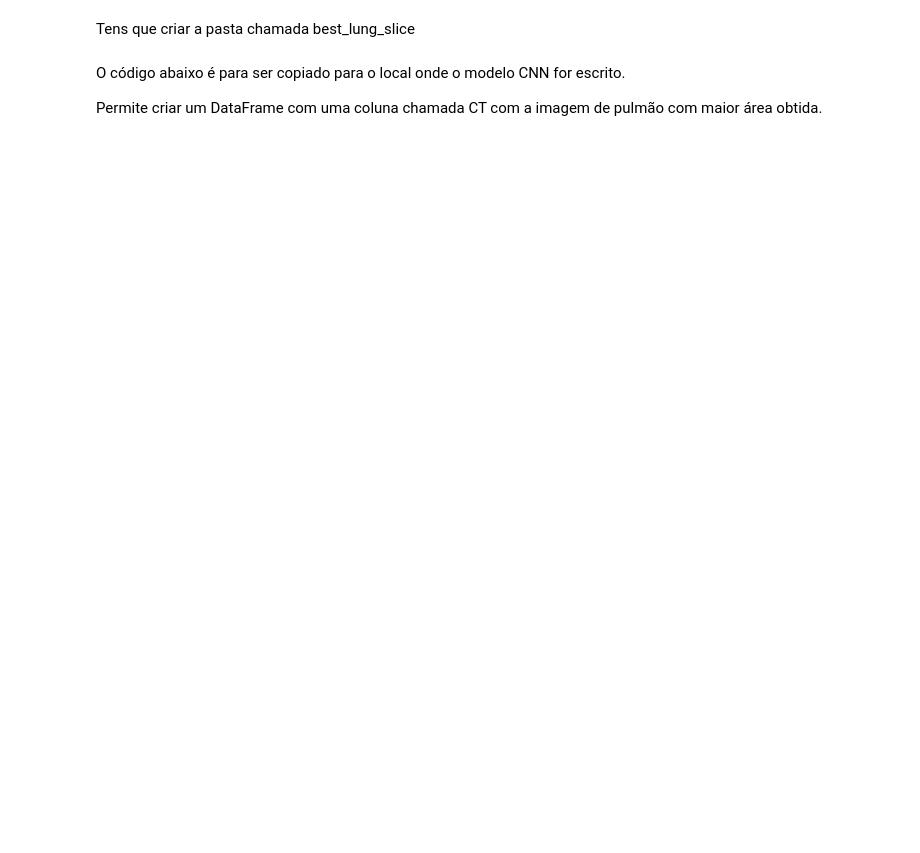
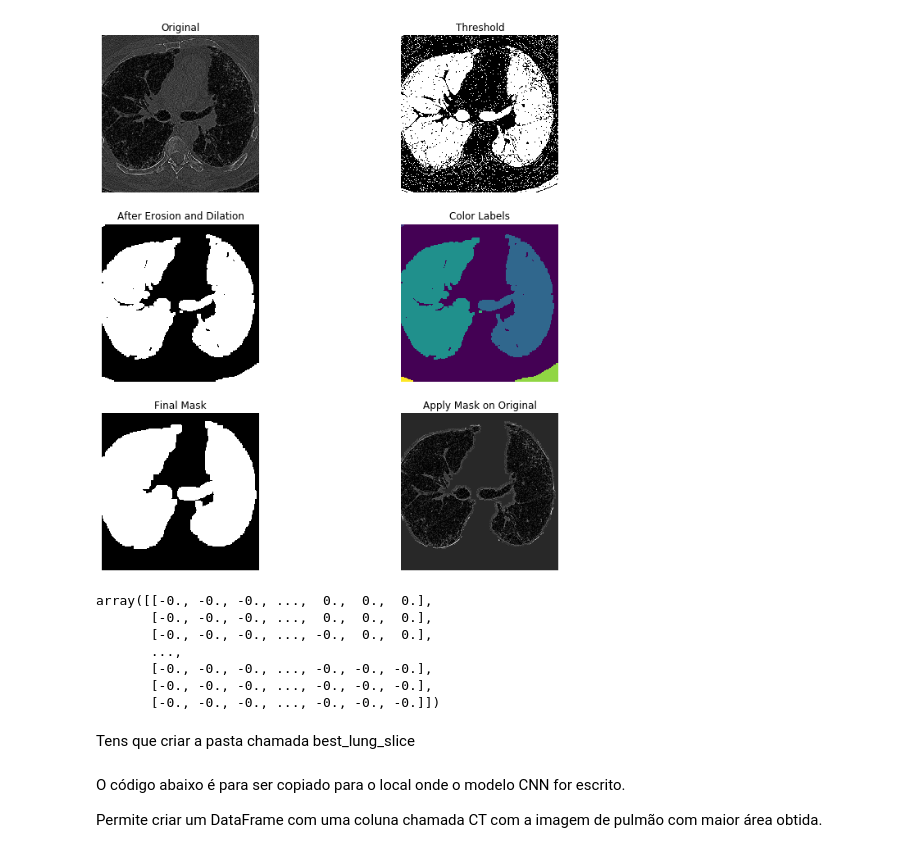
Before and after one commit to EdMDias/OSIC_kaggle_project, a Jupyter notebook: lungs_resize_large_slice_v1.ipynb, the cells around one changed output. Drawn from its saved outputs; the diff is of its cells as text; code cells hidden in the pictures; blank space fills up the shorter version.

Commit message:
lungs_resize_large_slice_v3 updated

```diff
--- a/lungs_resize_large_slice_v1.ipynb
+++ b/lungs_resize_large_slice_v1.ipynb
@@ -94,6 +100,7 @@ imgs = small_lung_slices(path)
 # %%
 #Standardize the pixel values
 def make_lungmask(img, display=False):
+    tmp_img = img
     row_size= img.shape[0]
     col_size = img.shape[1]
 
@@ -125,10 +132,10 @@ def make_lungmask(img, display=False):
     # First erode away the finer elements, then dilate to include some of the pixels surrounding the lung.
     # We don't want to accidentally clip the lung.
 
-    eroded = morphology.erosion(thresh_img,np.ones([3,3]))
+    eroded = morphology.erosion(thresh_img,np.ones([4,4]))
     #dilation = morphology.dilation(eroded,np.ones([6,6]))
     #eroded = morphology.erosion(dilation,np.ones([8,8]))
-    dilation = morphology.dilation(eroded,np.ones([12,12]))
+    dilation = morphology.dilation(eroded,np.ones([9,9]))
 
     labels = measure.label(dilation) # Different labels are displayed in different colors
     label_vals = np.unique(labels)
@@ -139,10 +146,16 @@ def make_lungmask(img, display=False):
 #         if B[2]-B[0]<row_size/10*9 and B[3]-B[1]<col_size/10*9 and B[0]>row_size/5 and B[2]<col_size/5*4:
 #             good_labels.append(prop.label)
 
+#     for prop in regions:
+#         B = prop.bbox
+#         if B[2]-B[0]>row_size/10 and B[3]-B[1]>col_size/10 and :
+#             good_labels.append(prop.label)
+
     for prop in regions:
         B = prop.bbox
-        if B[2]-B[0]>row_size/10 and B[3]-B[1]>col_size/10 and B[2]-B[0]<row_size/10*9 and B[3]-B[1]<col_size/10*9:
+        if prop.area > 100*100 and B[2]>256 and B[0]<256:
             good_labels.append(prop.label)
+
 
     mask = np.ndarray([row_size,col_size],dtype=np.int8)
     mask[:] = 0
@@ -177,7 +190,7 @@ def make_lungmask(img, display=False):
         ax[2, 1].axis('off')
 
         plt.show()
-    return mask*img
+    return mask*tmp_img
 
 def best_lungmask(slices):
     img = make_lungmask(slices[1])
@@ -194,6 +213,15 @@ def best_lungmask(slices):
 # %%
-# imgs = small_lung_slices('train/' + patients[1])
-# make_lungmask(imgs[10], display=True)
+imgs = small_lung_slices('train/' + patients[1])
+make_lungmask(imgs[12], display=True)
+# %% [output]
+[figure, added]
+array([[-0., -0., -0., ...,  0.,  0.,  0.],
+       [-0., -0., -0., ...,  0.,  0.,  0.],
+       [-0., -0., -0., ..., -0.,  0.,  0.],
+       ...,
+       [-0., -0., -0., ..., -0., -0., -0.],
+       [-0., -0., -0., ..., -0., -0., -0.],
+       [-0., -0., -0., ..., -0., -0., -0.]])
 # %%
 def best_lung_slice(path):
     imgs = small_lung_slices(path)
```
Also changed, not shown: parts of 10 cells of this notebook, 1 other file.
